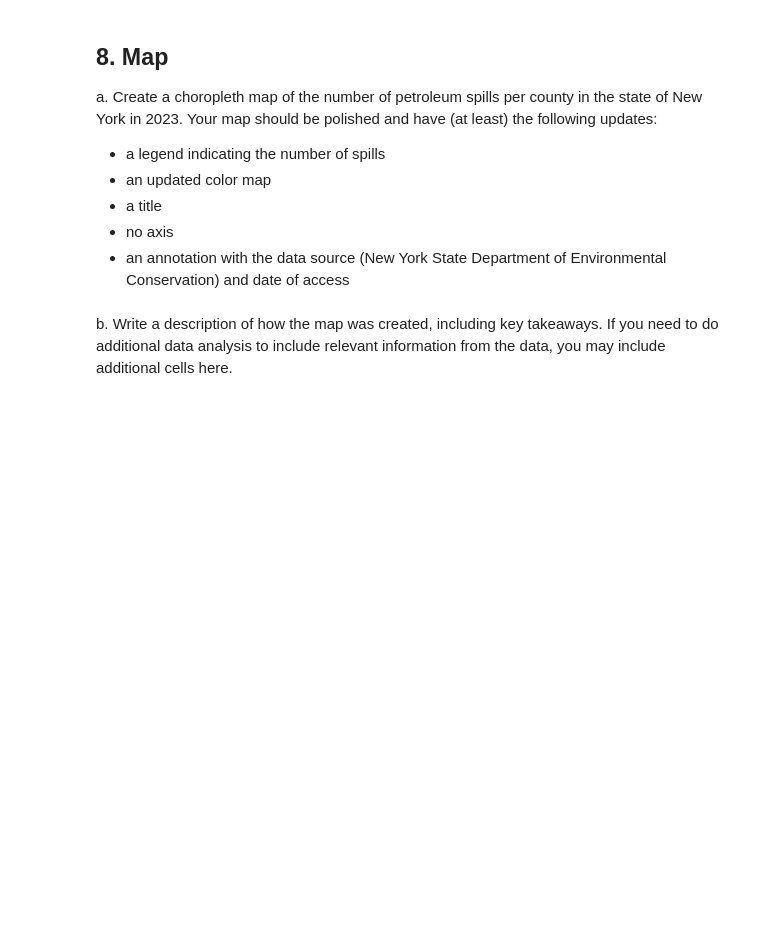
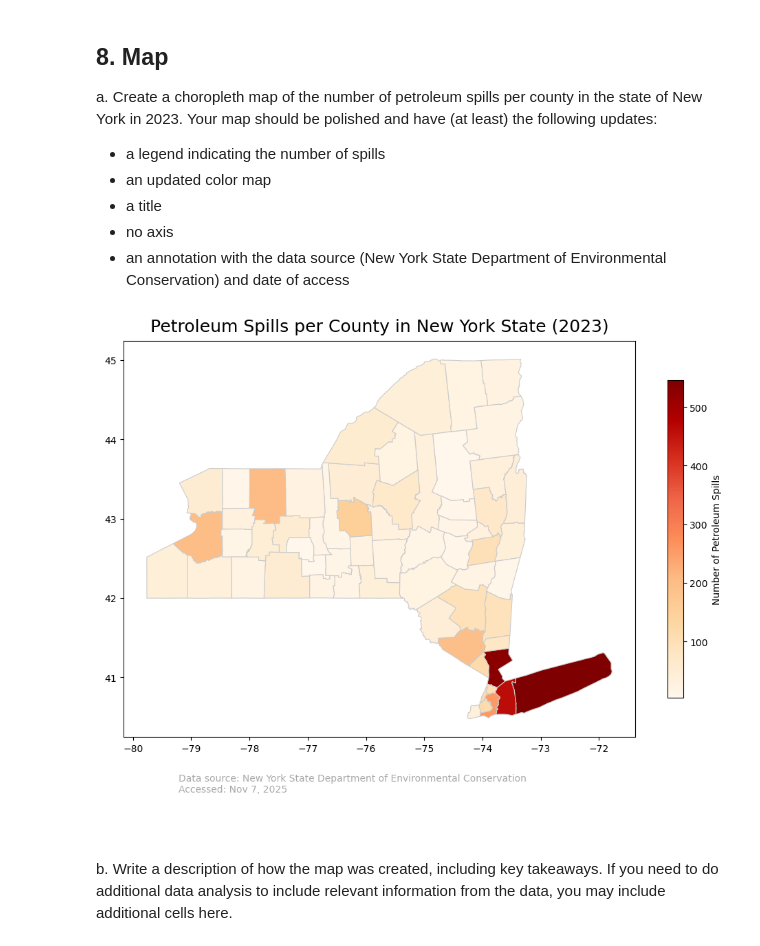
Before and after one commit to marietolteca00/eds220-hwk3, a Jupyter notebook: hwk3-task1-spills.ipynb, the cells around one changed output. Cells and saved outputs as stored; diff of their text form; code cells hidden in the pictures; blank space fills up the shorter version.

```diff
--- a/hwk3-task1-spills.ipynb
+++ b/hwk3-task1-spills.ipynb
@@ -502,5 +653,19 @@ a. Use this cell to make any other updates needed for making an inner join of th
 # %% [markdown]
 b. Over-write `ny_counties` as the  inner join of the `spills_per_county` and `ny_counties` dataframes.
+# %%
+# Perform the inner join and overwrite ny_counties
+#ny_counties = ny_counties.merge(spills_per_county, on='county', how='inner')
+
+# Check the result
+#ny_counties.head(2)
+ny_counties = ny_counties.merge(
+    spills_per_county[['county', 'n_spills']],
+    on='county',
+    how='inner'
+)
+
+# Now increment Niagara
+ny_counties.loc[ny_counties['county'] == 'Niagara', 'n_spills'] += 1
 # %% [markdown]
 
 From our previous exploration we know that Tuscarora Indian Reservation will not be in the join. Tuscarora Indian Reservation is located within Niagara county.
@@ -515,6 +688,48 @@ Your map should be polished and have (at least) the following updates:
 - a title
 - no axis
 - an annotation with the data source (New York State Department of Environmental Conservation) and date of access
+# %%
+# Set up figure
+fig, ax = plt.subplots(1, 1, figsize=(12, 10))
+
+# Plot the choropleth
+ny_counties.plot(
+    # Column to color by
+    column='n_spills',
+    # Color map (Orange-Red)
+    cmap='OrRd',
+    # County boundaries width
+    linewidth=0.8,
+    # County boundaries color (gray)
+    edgecolor='0.8',
+    # Show legend
+    legend=True,
+    legend_kwds={'label': "Number of Petroleum Spills",  # Title
+                 # Size of scale bar
+                 'shrink': 0.6,
+                 # Location of scale
+                 'orientation': 'vertical'},
+    # Assinging it back to the fig, ax
+    ax=ax)
+
+# Axes
+ax.axis('on')
+
+# Title
+ax.set_title("Petroleum Spills per County in New York State (2023)", fontdict={'fontsize': 18}, pad=10)
+
+# Add annotation with source and access date
+plt.annotate(
+    "Data source: New York State Department of Environmental Conservation \nAccessed: Nov 7, 2025",
+    # xy = location of annotation text
+    xy=(0.1, 0.07),
+    xycoords='figure fraction',
+    fontsize=10, color='darkgrey')
+
+# Show plot
+plt.show()
+# %% [output]
+[figure, added]
 # %% [markdown]
 b. Write a description of how the map was created, including key takeaways. If you need to do additional data analysis to include relevant information from the data, you may include additional cells here.
 # %% [markdown]
```
Also changed, not shown: parts of 26 cells of this notebook.
